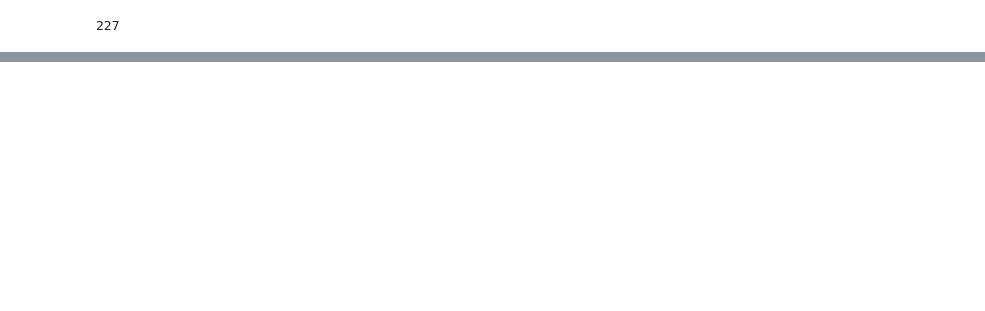
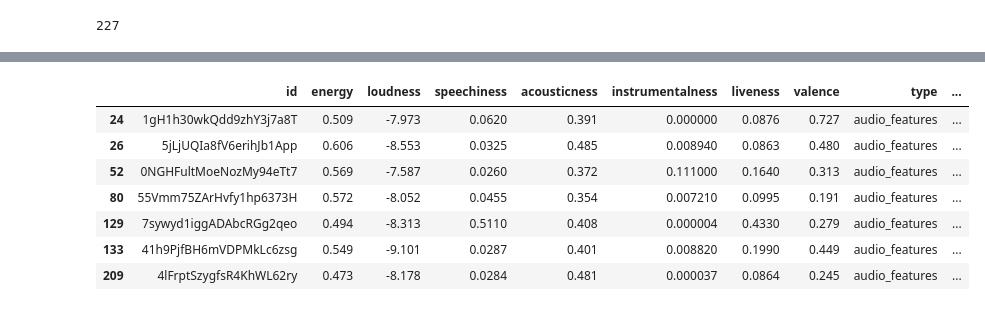
Before and after one commit to ConnorCallahan01/CSCI182, a Jupyter notebook: FinalProject/FinalProject.ipynb, the cells around one changed output, grey strips where cells are left out. Saved outputs shown, nothing was run; the diff lists cells and outputs as text; code cells hidden in the pictures; blank space fills up the shorter version.

```diff
--- a/FinalProject/FinalProject.ipynb
+++ b/FinalProject/FinalProject.ipynb
@@ -617,0 +708,23 @@ NameError: name 'album_song_fts_df' is not defined
+# %%
+# Now we can go through that dataframe, see if the recommend value is 3 then we take that whole row and put it into a new dataframe
+# This way we will see the titles, ids, and audio features the recommended song has
+
+recommended_songs_df = pd.DataFrame()
+counter = 0
+recommend_song_id = []
+for value in album_song_fts_df['Recommend_Value']:
+    if value == 3:
+        recommended_songs_df = pd.concat([recommended_songs_df, final_recommended_dataFrame.iloc[[counter]]])
+    counter+=1
+# %%
+# Print the list of recommended songs and their features
+recommended_songs_df
+# %% [output]
+|  | id | energy | loudness | speechiness | acousticness | instrumentalness | liveness | valence | type | ... |
+| 24 | 1gH1h30wkQdd9zhY3j7a8T | 0.509 | -7.973 | 0.0620 | 0.391 | 0.000000 | 0.0876 | 0.727 | audio_features | ... |
+| 26 | 5jLjUQIa8fV6erihJb1App | 0.606 | -8.553 | 0.0325 | 0.485 | 0.008940 | 0.0863 | 0.480 | audio_features | ... |
+| 52 | 0NGHFultMoeNozMy94eTt7 | 0.569 | -7.587 | 0.0260 | 0.372 | 0.111000 | 0.1640 | 0.313 | audio_features | ... |
+| 80 | 55Vmm75ZArHvfy1hp6373H | 0.572 | -8.052 | 0.0455 | 0.354 | 0.007210 | 0.0995 | 0.191 | audio_features | ... |
+| 129 | 7sywyd1iggADAbcRGg2qeo | 0.494 | -8.313 | 0.5110 | 0.408 | 0.000004 | 0.4330 | 0.279 | audio_features | ... |
+| 133 | 41h9PjfBH6mVDPMkLc6zsg | 0.549 | -9.101 | 0.0287 | 0.401 | 0.008820 | 0.1990 | 0.449 | audio_features | ... |
+| 209 | 4lFrptSzygfsR4KhWL62ry | 0.473 | -8.178 | 0.0284 | 0.481 | 0.000037 | 0.0864 | 0.245 | audio_features | ... |
```
Also changed, not shown: parts of 26 cells of this notebook, 2 other files.
